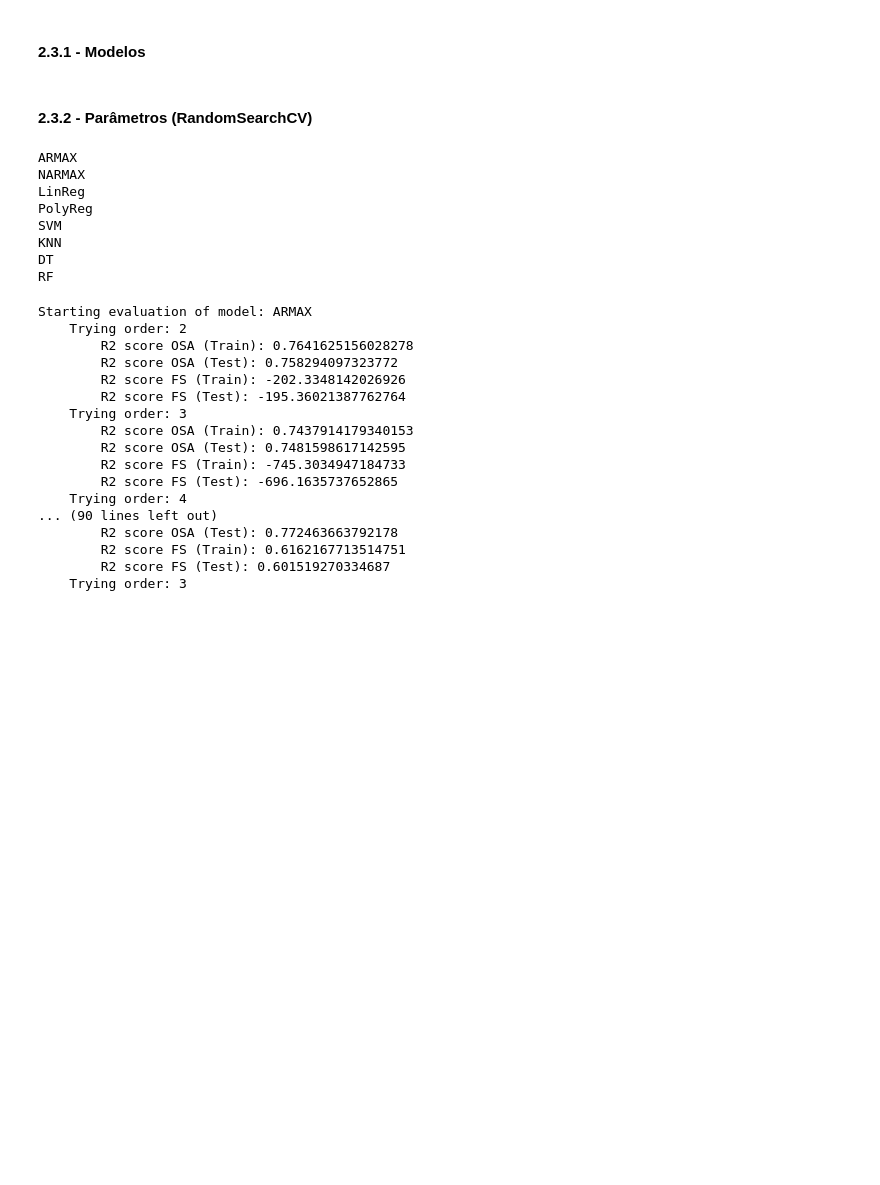
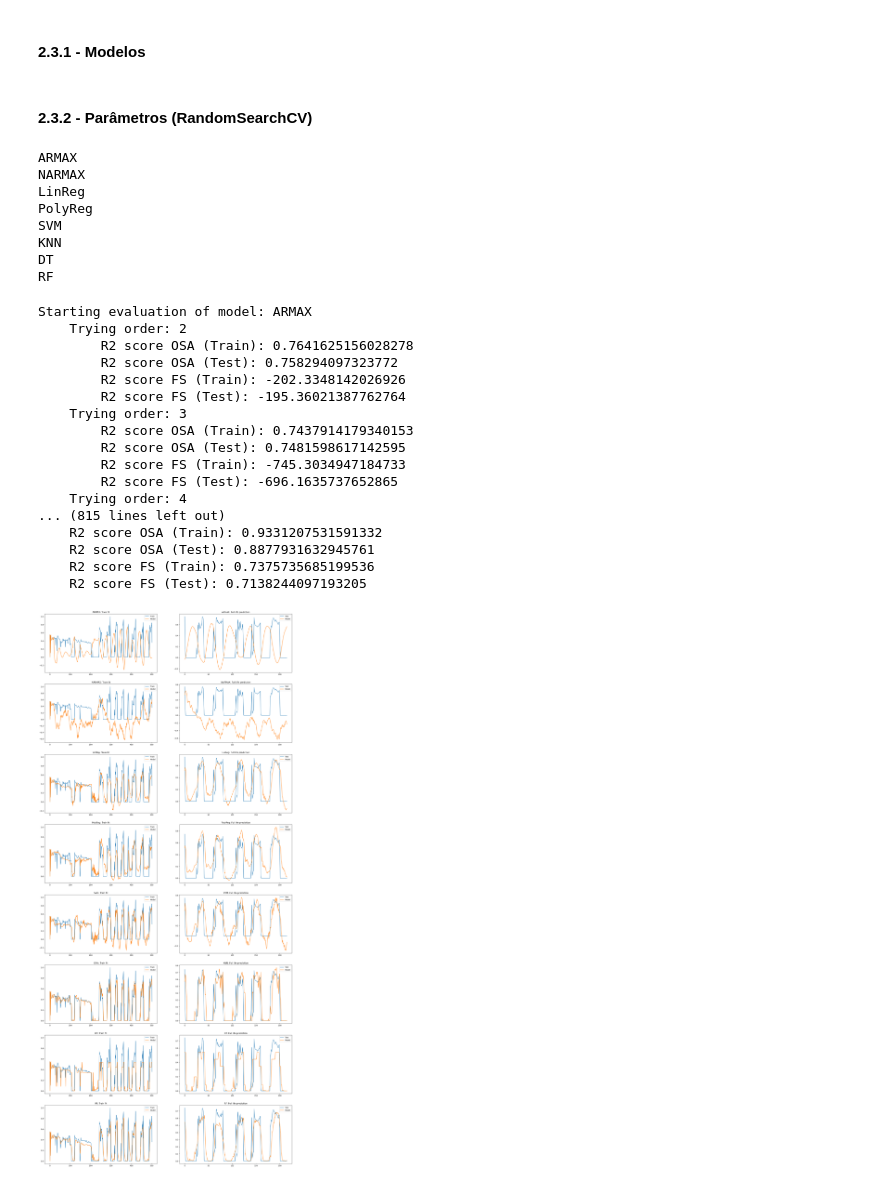
Before and after one commit to prj-phcp/SYSID_Trabalho, a Jupyter notebook: Volve-Dataset/IntegratedMISO.v2.ipynb, the cells around one changed output. Cells and saved outputs as stored; diff of their text form; code cells hidden in the pictures; blank space fills up the shorter version.

```diff
--- a/Volve-Dataset/IntegratedMISO.v2.ipynb
+++ b/Volve-Dataset/IntegratedMISO.v2.ipynb
@@ -359,7 +359,7 @@ RF
 # %%
 
 fig, axs = plt.subplots(ncols=2, nrows=n_models, figsize=(25,n_models*7))
-orders = range(2,20)
+orders = range(2,21)
 #Loop principal, iterando sobre as listas
 for model, ax in zip(models, axs):
 
@@ -438,38 +438,39 @@ for model, ax in zip(models, axs):
     hist = ax[1].plot(y_te[n_train:,:], label='Test')
     hist = ax[1].plot(sidmodel.predict(X1_te, y=y_te)[n_train:,:], label='Model')
     ax[1].set_title(f'{model_name}: Full life prediction')
     ax[1].legend()
     print()
 
     results['MODEL'].append(model_name)
     results['ORDER'].append(best_order)
     results['R2 TRAIN OSA'].append(best_r2_tr_osa)
     results['R2 TEST OSA'].append(best_r2_te_osa)
     results['R2 TRAIN FS'].append(best_r2_tr_fs)
     results['R2 TEST FS'].append(best_r2_te_fs)
     results['MODEL OBJ'].append(sidmodel)
     try:
         results['PARS'].append(sidmodel.estimator.best_params_)
     except Exception:
         results['PARS'].append(sidmodel.final_model)
 # %% [output]
 Starting evaluation of model: ARMAX
     Trying order: 2
         R2 score OSA (Train): 0.7641625156028278
         R2 score OSA (Test): 0.758294097323772
         R2 score FS (Train): -202.3348142026926
         R2 score FS (Test): -195.36021387762764
     Trying order: 3
         R2 score OSA (Train): 0.7437914179340153
         R2 score OSA (Test): 0.7481598617142595
         R2 score FS (Train): -745.3034947184733
         R2 score FS (Test): -696.1635737652865
     Trying order: 4
-... (90 lines left out)
-        R2 score OSA (Test): 0.772463663792178
-        R2 score FS (Train): 0.6162167713514751
-        R2 score FS (Test): 0.601519270334687
-    Trying order: 3
+... (815 lines left out)
+    R2 score OSA (Train): 0.9331207531591332
+    R2 score OSA (Test): 0.8877931632945761
+    R2 score FS (Train): 0.7375735685199536
+    R2 score FS (Test): 0.7138244097193205
+[figure, added]
 # %%
 pd.DataFrame(results)
 # %% [output]
```
Also changed, not shown: parts of 5 cells of this notebook, 27 other files.
